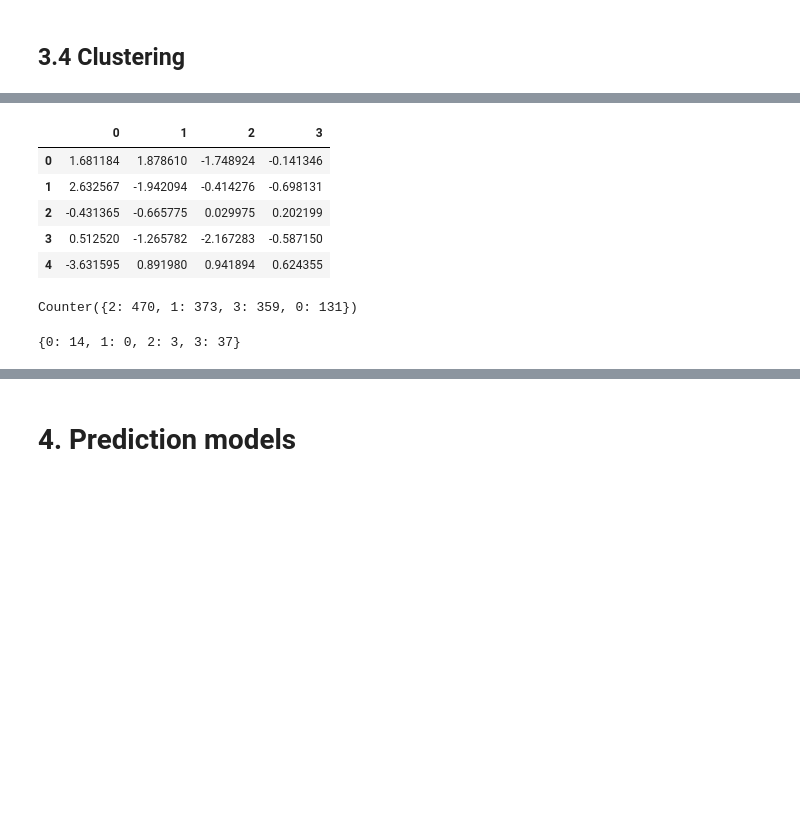
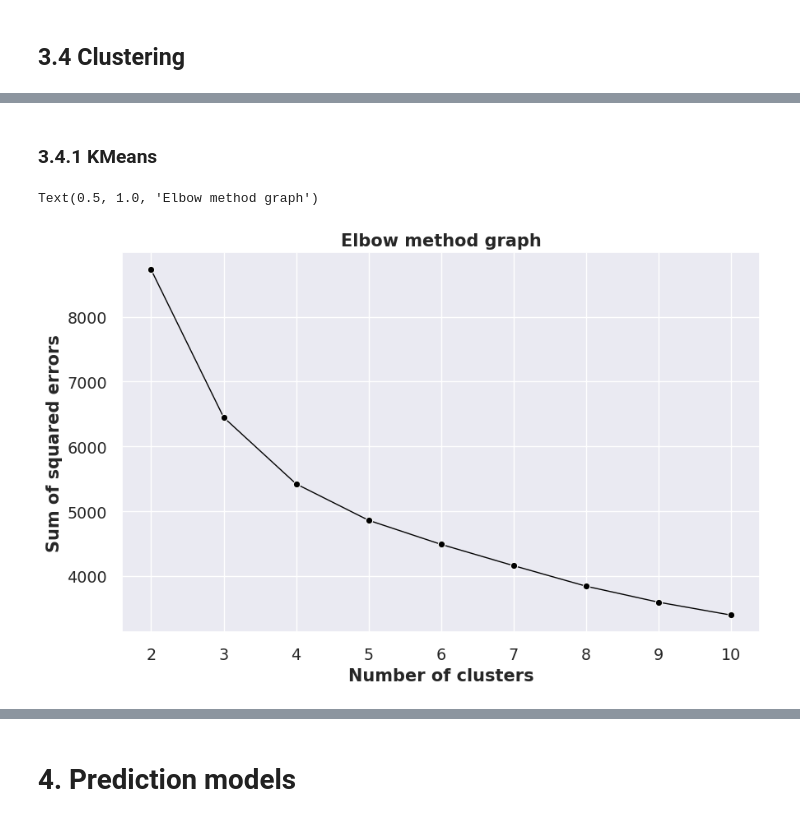
Before and after one commit to AAleksandros/HUA-DIT-Data-mining-project, a Jupyter notebook: project.ipynb, the cells around one changed output, grey strips where cells are left out. Saved outputs shown, nothing was run; the diff lists cells and outputs as text; code cells hidden in the pictures; blank space fills up the shorter version.

```diff
--- a/project.ipynb
+++ b/project.ipynb
@@ -630,55 +580,2 @@ visualizer.show()
-# %%
-principal_components_df = pd.DataFrame(principal_components)
-principal_components_df.head()
-# %% [output]
-|  | 0 | 1 | 2 | 3 |
-| 0 | 1.681184 | 1.878610 | -1.748924 | -0.141346 |
-| 1 | 2.632567 | -1.942094 | -0.414276 | -0.698131 |
-| 2 | -0.431365 | -0.665775 | 0.029975 | 0.202199 |
-| 3 | 0.512520 | -1.265782 | -2.167283 | -0.587150 |
-| 4 | -3.631595 | 0.891980 | 0.941894 | 0.624355 |
-# %%
-N_CLUSTERS = 4
-
-# Apply KMeans clustering using the optimal k
-kmeans = KMeans(n_clusters=N_CLUSTERS, init='k-means++', n_init=10, max_iter=100, random_state=42)
-kmeans.fit(principal_components_df)
-
-# Get the frequency of each cluster
-cluster_frequencies = Counter(kmeans.labels_)
-print(cluster_frequencies)
-# for item in cluster_frequencies:
-#     print(item)
-
-# Create a mapping from old labels to new labels based on frequency
-label_mapping = {label: new_label for new_label, (label, _) in
-                 enumerate(cluster_frequencies.most_common())}
-
-# Reverse the mapping to assign labels as per your criteria
-label_mapping = {v: k for k, v in {0: 0, 1: 1, 2: 2, 3: 3}.items()}
-# label_mapping = {v: k for k, v in {0: 0, 1: 1, 2: 2}.items()}
-
-# Apply the mapping to get the new labels
-new_labels = np.array([label_mapping[label] for label in kmeans.labels_])
-
-# Append the new cluster labels back to the original dataset
-# customer_data_cleaned['cluster'] = new_labels
-
-# Append the new cluster labels to the PCA version of the dataset
-principal_components_df = pd.concat([principal_components_df, y], axis = 1)
-
-principal_components_df['cluster'] = new_labels
-# %% [output]
-Counter({2: 470, 1: 373, 3: 359, 0: 131})
-# %%
-cluster_dict = {}
-
-for i in range(len(label_mapping)):
-    cluster_dict[i] = 0
-
-for item in principal_components_df.values:
-    if item[-2] == 1:
-        cluster_dict[item[-1]] = cluster_dict[item[-1]] +1
-print(cluster_dict)
-# %% [output]
-{0: 14, 1: 0, 2: 3, 3: 37}
+# %% [markdown]
+### 3.4.1 KMeans
@@ -684,0 +588,16 @@ print(cluster_dict)
+# %%
+plt.figure(figsize=(10,6))
+sns.set_theme(style='darkgrid', font_scale=1.25)
+ax = sns.lineplot(x = range(2, 11),
+             y = inertia,
+             marker='o', markerfacecolor='black',
+             color='black', linewidth=1)
+
+
+ax.set(title='Elbow method graph', xlabel='Number of clusters', ylabel='Sum of squared errors')
+ax.set_xlabel(ax.get_xlabel(), fontdict={'weight': 'bold'})
+ax.set_ylabel(ax.get_ylabel(), fontdict={'weight': 'bold'})
+ax.set_title(ax.get_title(), fontdict={'weight': 'bold'})
+# %% [output]
+Text(0.5, 1.0, 'Elbow method graph')
+[figure, added]
```
Also changed, not shown: parts of 79 cells of this notebook, 1 other file.
